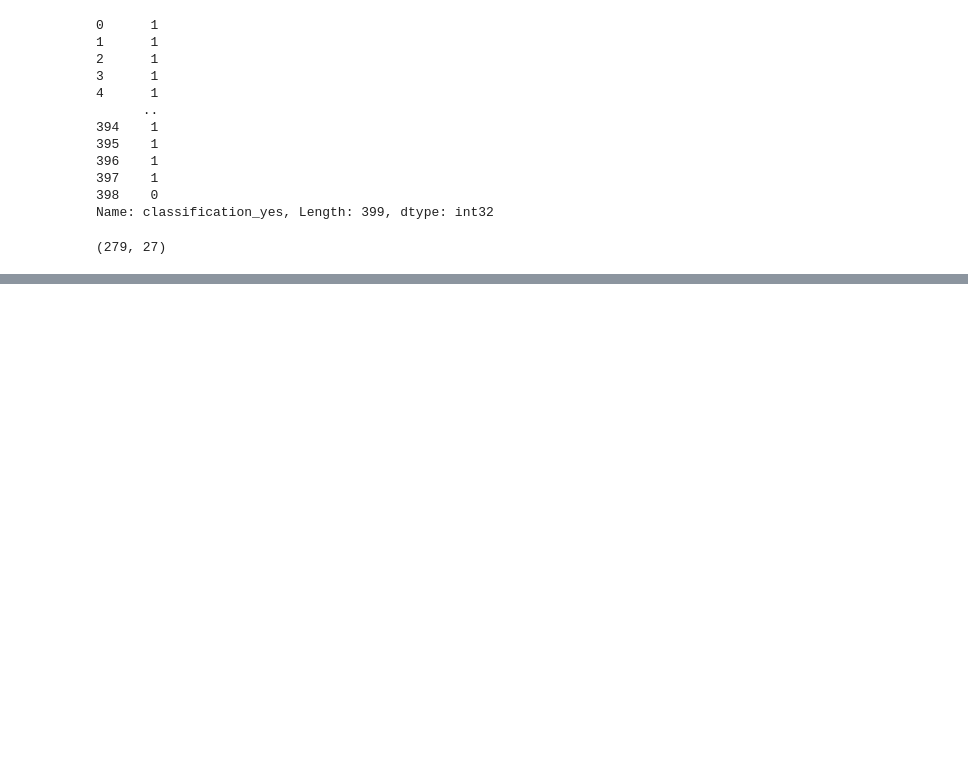
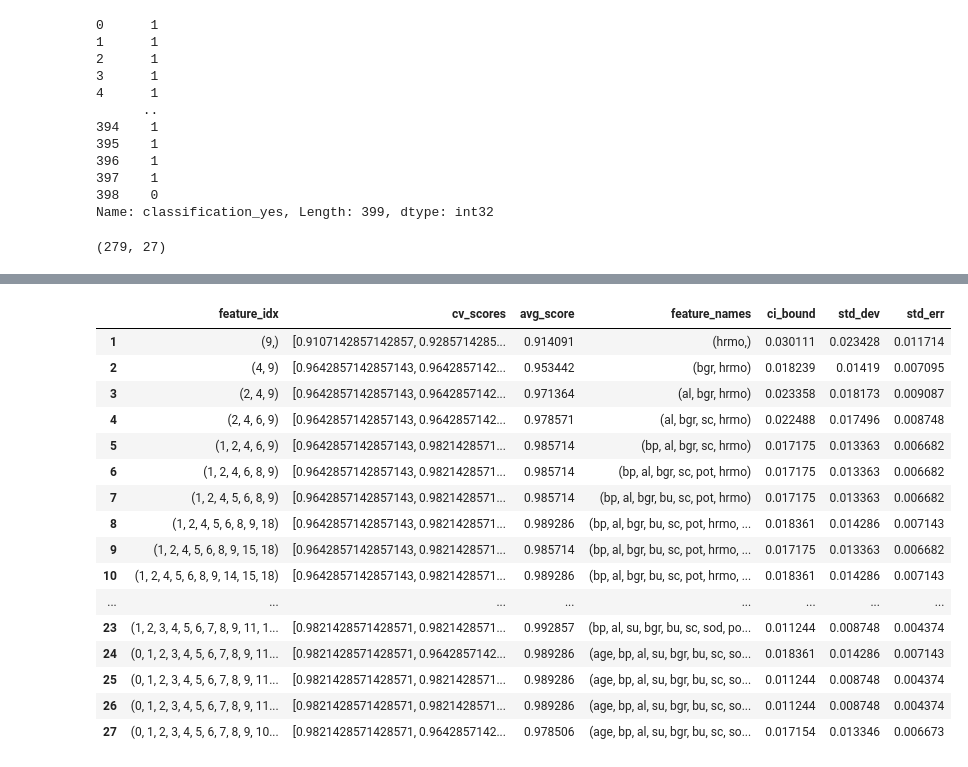
Before and after one commit to sharma-sha/Advanced-ML-Feature-Selection, a Jupyter notebook: Backward Elimination Method.ipynb, the cells around one changed output, grey strips where cells are left out. Saved outputs shown, nothing was run; the diff lists cells and outputs as text; code cells hidden in the pictures; blank space fills up the shorter version.

```diff
--- a/Backward Elimination Method.ipynb
+++ b/Backward Elimination Method.ipynb
@@ -107,5 +129,5 @@ pd.DataFrame.from_dict(forward_feature_selection.get_metric_dict()).T
 # %%
-forward_feature_selection = SequentialFeatureSelector(RandomForestClassifier(n_jobs=-1),
+bakward_feature_selector = SequentialFeatureSelector(RandomForestClassifier(n_jobs=-1),
                                                      k_features= (1,27),
                                                      forward=True,
                                                      floating=False,
@@ -115,4 +139,22 @@ forward_feature_selection = SequentialFeatureSelector(RandomForestClassifier(n_j
 # %%
-pd.DataFrame.from_dict(forward_feature_selection.get_metric_dict()).T
+pd.DataFrame.from_dict(bakward_feature_selector.get_metric_dict()).T
+# %% [output]
+|  | feature_idx | cv_scores | avg_score | feature_names | ci_bound | std_dev | std_err |
+| 1 | (9,) | [0.9107142857142857, 0.9285714285... | 0.914091 | (hrmo,) | 0.030111 | 0.023428 | 0.011714 |
+| 2 | (4, 9) | [0.9642857142857143, 0.9642857142... | 0.953442 | (bgr, hrmo) | 0.018239 | 0.01419 | 0.007095 |
+| 3 | (2, 4, 9) | [0.9642857142857143, 0.9642857142... | 0.971364 | (al, bgr, hrmo) | 0.023358 | 0.018173 | 0.009087 |
+| 4 | (2, 4, 6, 9) | [0.9642857142857143, 0.9642857142... | 0.978571 | (al, bgr, sc, hrmo) | 0.022488 | 0.017496 | 0.008748 |
+| 5 | (1, 2, 4, 6, 9) | [0.9642857142857143, 0.9821428571... | 0.985714 | (bp, al, bgr, sc, hrmo) | 0.017175 | 0.013363 | 0.006682 |
+| 6 | (1, 2, 4, 6, 8, 9) | [0.9642857142857143, 0.9821428571... | 0.985714 | (bp, al, bgr, sc, pot, hrmo) | 0.017175 | 0.013363 | 0.006682 |
+| 7 | (1, 2, 4, 5, 6, 8, 9) | [0.9642857142857143, 0.9821428571... | 0.985714 | (bp, al, bgr, bu, sc, pot, hrmo) | 0.017175 | 0.013363 | 0.006682 |
+| 8 | (1, 2, 4, 5, 6, 8, 9, 18) | [0.9642857142857143, 0.9821428571... | 0.989286 | (bp, al, bgr, bu, sc, pot, hrmo, ... | 0.018361 | 0.014286 | 0.007143 |
+| 9 | (1, 2, 4, 5, 6, 8, 9, 15, 18) | [0.9642857142857143, 0.9821428571... | 0.985714 | (bp, al, bgr, bu, sc, pot, hrmo, ... | 0.017175 | 0.013363 | 0.006682 |
+| 10 | (1, 2, 4, 5, 6, 8, 9, 14, 15, 18) | [0.9642857142857143, 0.9821428571... | 0.989286 | (bp, al, bgr, bu, sc, pot, hrmo, ... | 0.018361 | 0.014286 | 0.007143 |
+| ... | ... | ... | ... | ... | ... | ... | ... |
+| 23 | (1, 2, 3, 4, 5, 6, 7, 8, 9, 11, 1... | [0.9821428571428571, 0.9821428571... | 0.992857 | (bp, al, su, bgr, bu, sc, sod, po... | 0.011244 | 0.008748 | 0.004374 |
+| 24 | (0, 1, 2, 3, 4, 5, 6, 7, 8, 9, 11... | [0.9821428571428571, 0.9642857142... | 0.989286 | (age, bp, al, su, bgr, bu, sc, so... | 0.018361 | 0.014286 | 0.007143 |
+| 25 | (0, 1, 2, 3, 4, 5, 6, 7, 8, 9, 11... | [0.9821428571428571, 0.9821428571... | 0.989286 | (age, bp, al, su, bgr, bu, sc, so... | 0.011244 | 0.008748 | 0.004374 |
+| 26 | (0, 1, 2, 3, 4, 5, 6, 7, 8, 9, 11... | [0.9821428571428571, 0.9821428571... | 0.989286 | (age, bp, al, su, bgr, bu, sc, so... | 0.011244 | 0.008748 | 0.004374 |
+| 27 | (0, 1, 2, 3, 4, 5, 6, 7, 8, 9, 10... | [0.9821428571428571, 0.9642857142... | 0.978506 | (age, bp, al, su, bgr, bu, sc, so... | 0.017154 | 0.013346 | 0.006673 |
 # %%
 bakward_feature_selector.k_feature_names_
```
Also changed, not shown: parts of 8 cells of this notebook.
